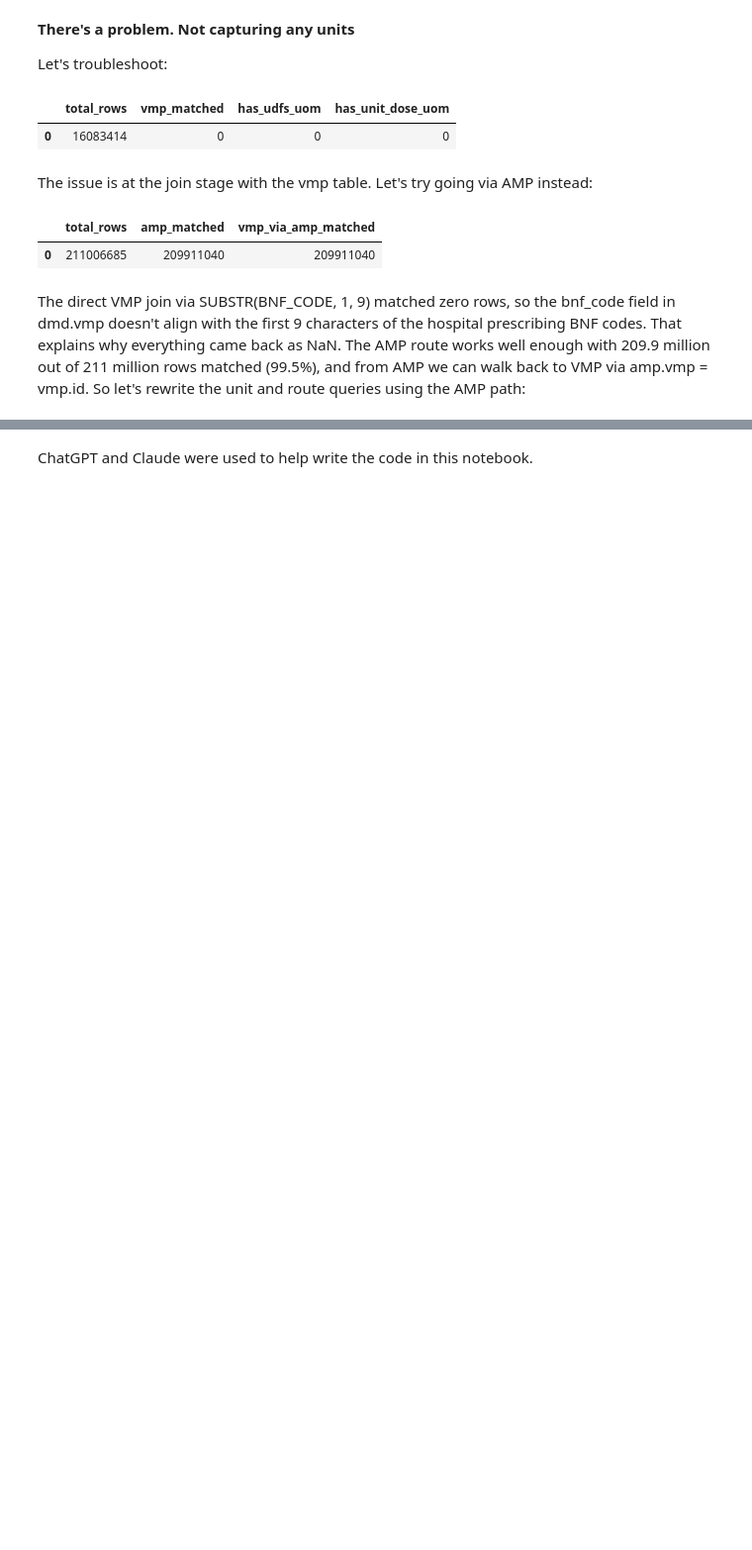
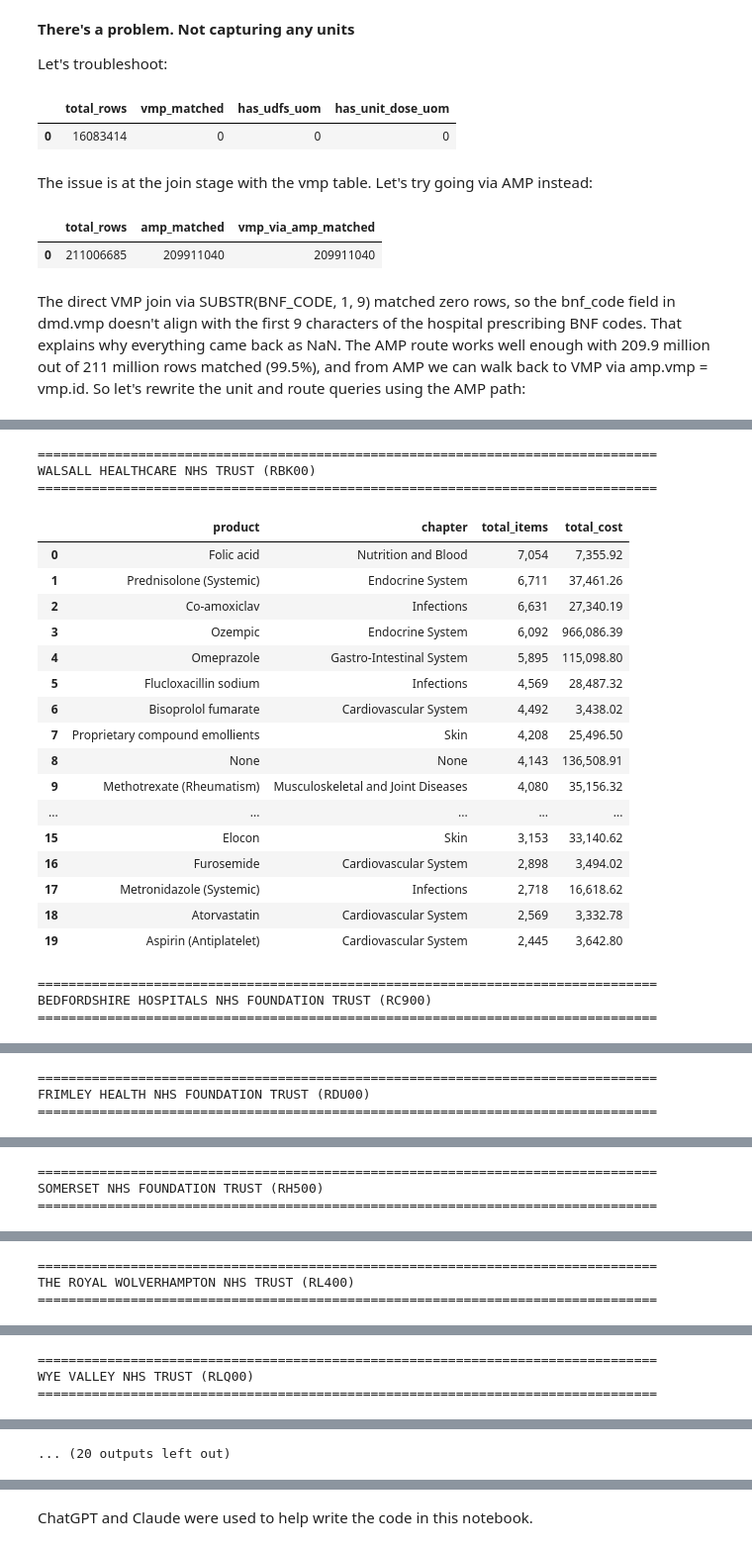
Before and after one commit to ebmdatalab/prescribing-notebooks, a Jupyter notebook: notebooks/hospital_community_rx_overview-v2.ipynb, the cells around one changed output, grey strips where cells are left out. Shown at 99% size. Saved outputs shown, nothing was run; the diff lists cells and outputs as text; code cells hidden in the pictures; blank space fills up the shorter version.

```diff
--- a/notebooks/hospital_community_rx_overview-v2.ipynb
+++ b/notebooks/hospital_community_rx_overview-v2.ipynb
@@ -1067,0 +1104,67 @@ display(df_units.style.format({col: "{:,.0f}" for col in fmt_cols}))
+# %%
+# ── Top 20 products for each of the top 20 trusts ───────────────────
+sql_top_orgs_breakdown = f"""
+WITH top_orgs AS (
+  SELECT
+    rx.HOSPITAL_TRUST_CODE,
+    rx.HOSPITAL_TRUST,
+    COUNT(DISTINCT bnf.product_code) AS unique_products
+  FROM `{TABLE_ID}` rx
+  LEFT JOIN `hscic.bnf` bnf
+    ON rx.BNF_CODE = bnf.presentation_code
+  GROUP BY 1, 2
+  ORDER BY unique_products DESC
+  LIMIT 20
+)
+SELECT
+  t.HOSPITAL_TRUST_CODE,
+  t.HOSPITAL_TRUST,
+  bnf.product_code,
+  bnf.product,
+  bnf.chapter,
+  SUM(rx.TOTAL_ITEMS) AS total_items,
+  SUM(rx.TOTAL_ACTUAL_COST) AS total_cost
+FROM `{TABLE_ID}` rx
+INNER JOIN top_orgs t
+  ON rx.HOSPITAL_TRUST_CODE = t.HOSPITAL_TRUST_CODE
+LEFT JOIN `hscic.bnf` bnf
+  ON rx.BNF_CODE = bnf.presentation_code
+GROUP BY 1, 2, 3, 4, 5
+QUALIFY ROW_NUMBER() OVER (PARTITION BY t.HOSPITAL_TRUST_CODE ORDER BY SUM(rx.TOTAL_ITEMS) DESC) <= 20
+ORDER BY t.HOSPITAL_TRUST, total_items DESC
+"""
+
+df_top_orgs = bq.cached_read(sql_top_orgs_breakdown, csv_path=os.path.join(CACHE_DIR, "top_orgs_breakdown.csv"))
+
+fmt = {"total_items": "{:,.0f}", "total_cost": "{:,.2f}"}
+
+for trust_code, group in df_top_orgs.groupby("HOSPITAL_TRUST_CODE"):
+    trust_name = group["HOSPITAL_TRUST"].iloc[0]
+    print(f"\n{'='*80}")
+    print(f"{trust_name} ({trust_code})")
+    print(f"{'='*80}")
+    display(group[["product", "chapter", "total_items", "total_cost"]].reset_index(drop=True).style.format(fmt))
+# %% [output]
+================================================================================
+WALSALL HEALTHCARE NHS TRUST (RBK00)
+================================================================================
+|  | product | chapter | total_items | total_cost |
+| 0 | Folic acid | Nutrition and Blood | 7,054 | 7,355.92 |
+| 1 | Prednisolone (Systemic) | Endocrine System | 6,711 | 37,461.26 |
+| 2 | Co-amoxiclav | Infections | 6,631 | 27,340.19 |
+| 3 | Ozempic | Endocrine System | 6,092 | 966,086.39 |
+| 4 | Omeprazole | Gastro-Intestinal System | 5,895 | 115,098.80 |
+| 5 | Flucloxacillin sodium | Infections | 4,569 | 28,487.32 |
+| 6 | Bisoprolol fumarate | Cardiovascular System | 4,492 | 3,438.02 |
+| 7 | Proprietary compound emollients | Skin | 4,208 | 25,496.50 |
+| 8 | None | None | 4,143 | 136,508.91 |
+| 9 | Methotrexate (Rheumatism) | Musculoskeletal and Joint Diseases | 4,080 | 35,156.32 |
+| ... | ... | ... | ... | ... |
+| 15 | Elocon | Skin | 3,153 | 33,140.62 |
+| 16 | Furosemide | Cardiovascular System | 2,898 | 3,494.02 |
+| 17 | Metronidazole (Systemic) | Infections | 2,718 | 16,618.62 |
+| 18 | Atorvastatin | Cardiovascular System | 2,569 | 3,332.78 |
+| 19 | Aspirin (Antiplatelet) | Cardiovascular System | 2,445 | 3,642.80 |
+================================================================================
+BEDFORDSHIRE HOSPITALS NHS FOUNDATION TRUST (RC900)
+================================================================================
@@ -1067,0 +1188,3 @@ display(df_units.style.format({col: "{:,.0f}" for col in fmt_cols}))
+================================================================================
+FRIMLEY HEALTH NHS FOUNDATION TRUST (RDU00)
+================================================================================
@@ -1067,0 +1208,3 @@ display(df_units.style.format({col: "{:,.0f}" for col in fmt_cols}))
+================================================================================
+SOMERSET NHS FOUNDATION TRUST (RH500)
+================================================================================
@@ -1067,0 +1228,3 @@ display(df_units.style.format({col: "{:,.0f}" for col in fmt_cols}))
+================================================================================
+THE ROYAL WOLVERHAMPTON NHS TRUST (RL400)
+================================================================================
@@ -1067,0 +1248,3 @@ display(df_units.style.format({col: "{:,.0f}" for col in fmt_cols}))
+================================================================================
+WYE VALLEY NHS TRUST (RLQ00)
+================================================================================
@@ -1067,0 +1268 @@ display(df_units.style.format({col: "{:,.0f}" for col in fmt_cols}))
+... (20 outputs left out)
```
Also changed, not shown: parts of 9 cells of this notebook, 4 other files.
